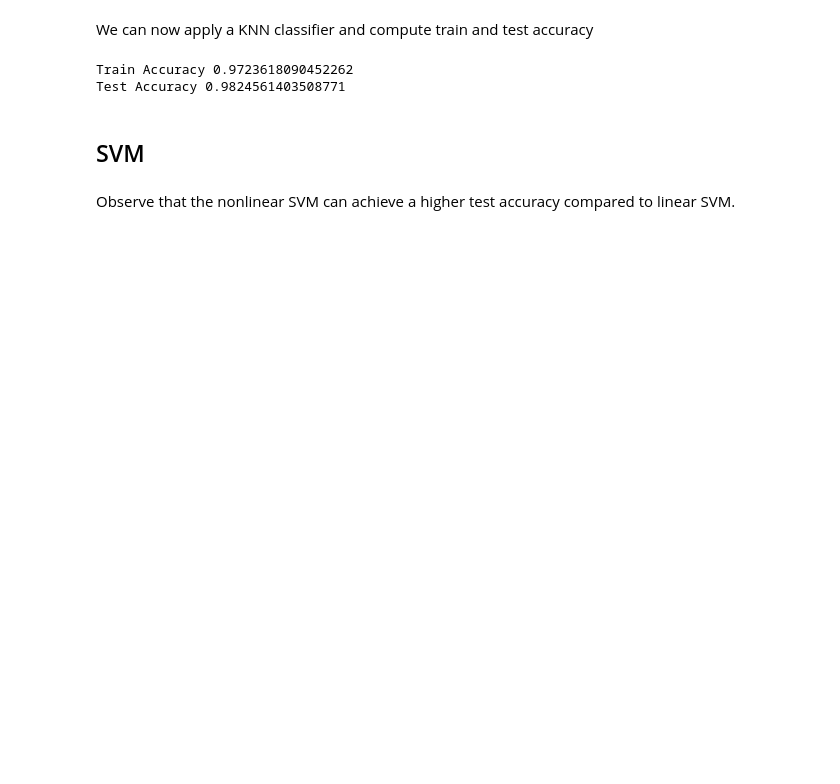
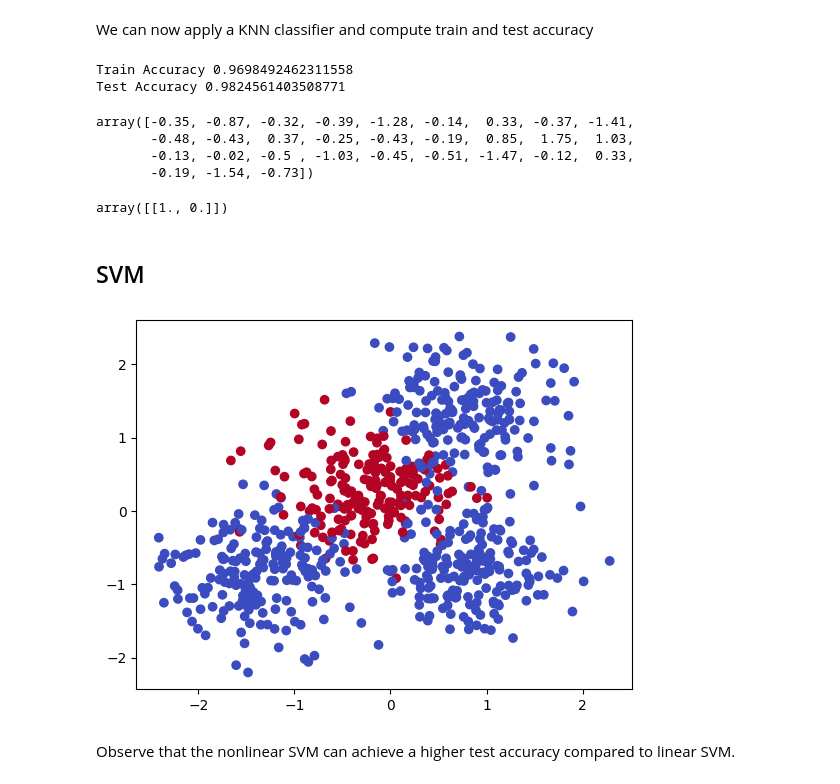
Before and after one commit to beppe2hd/AdsumMachineLearning, a Jupyter notebook: Code/01_Classification.ipynb, the cells around one changed output. Cells and saved outputs as stored; diff of their text form; code cells hidden in the pictures; blank space fills up the shorter version.

```diff
--- a/Code/01_Classification.ipynb
+++ b/Code/01_Classification.ipynb
@@ -283,7 +298,7 @@ We can now apply a KNN classifier and compute train and test accuracy
 from sklearn.neighbors import KNeighborsClassifier
 
 k = 5
-clf = KNeighborsClassifier(n_neighbors=k, metric='minkowski', p=2)
+clf = KNeighborsClassifier(n_neighbors=k)
 clf.fit(X_train, y_train)
 
 Y_predTrain = clf.predict(X_train)
@@ -295,5 +310,5 @@ testAcc = accuracy_score(y_test, Y_predTest)
 print(f'Train Accuracy {trainAcc}')
 print(f'Test Accuracy {testAcc}')
 # %% [output]
-Train Accuracy 0.9723618090452262
+Train Accuracy 0.9698492462311558
 Test Accuracy 0.9824561403508771
@@ -300,20 +317,33 @@ Test Accuracy 0.9824561403508771
+# %%
+nuova_istanza
+# %% [output]
+array([-0.35, -0.87, -0.32, -0.39, -1.28, -0.14,  0.33, -0.37, -1.41,
+       -0.48, -0.43,  0.37, -0.25, -0.43, -0.19,  0.85,  1.75,  1.03,
+       -0.13, -0.02, -0.5 , -1.03, -0.45, -0.51, -1.47, -0.12,  0.33,
+       -0.19, -1.54, -0.73])
+# %%
+clf.predict_proba([nuova_istanza])
+# %% [output]
+array([[1., 0.]])
 # %% [markdown]
 ## SVM
 # %%
 import matplotlib.pyplot as plt
 from sklearn.svm import SVC
 from sklearn.datasets import make_blobs
 from sklearn.preprocessing import StandardScaler
 
 centers = [[1, 1], [-1, -1], [1, -1],[0,0]]
-X, labels_true = make_blobs(n_samples=750, centers=centers, cluster_std=0.4, random_state=0)
+X, labels_true = make_blobs(n_samples=750, centers=centers, cluster_std=0.45, random_state=0)
 
 labels_true = [1 if label == 3 else 0 for label in labels_true]
 
 X = StandardScaler().fit_transform(X)
 
 plt.scatter(X[:, 0], X[:, 1], c=labels_true, cmap=plt.cm.coolwarm)
 plt.show()
+# %% [output]
+[figure, added]
 # %%
 labels_true[0:10]
 # %% [markdown]
```
Also changed, not shown: parts of 24 cells of this notebook, 3 other files.
